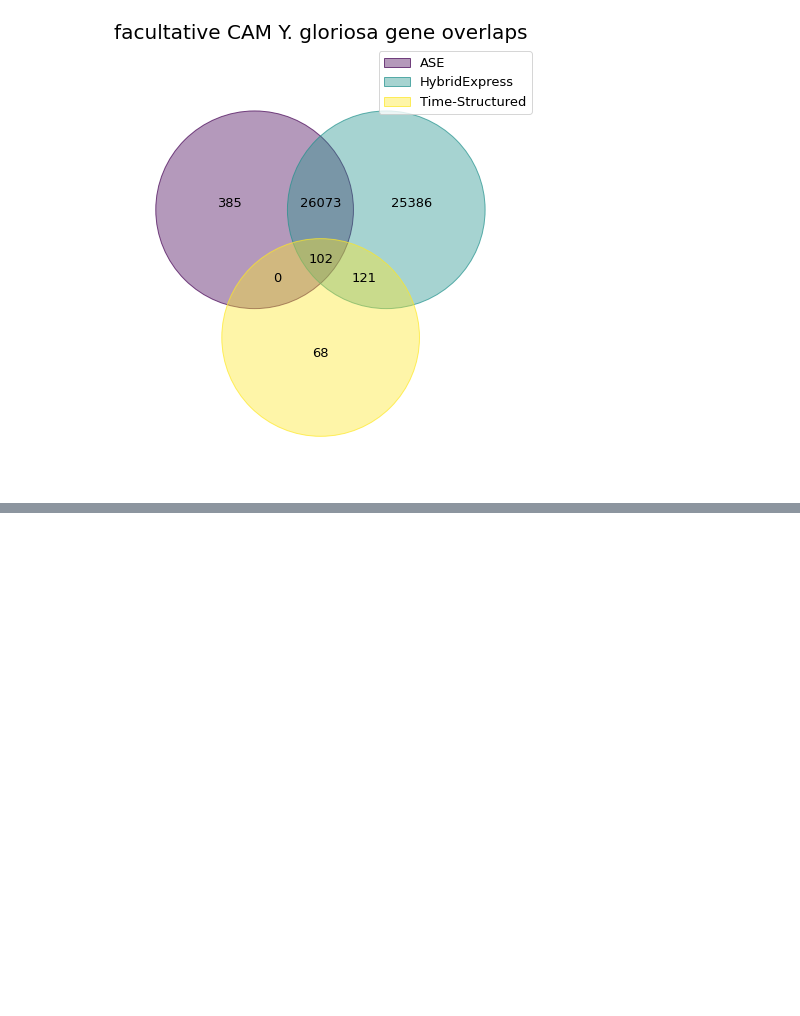
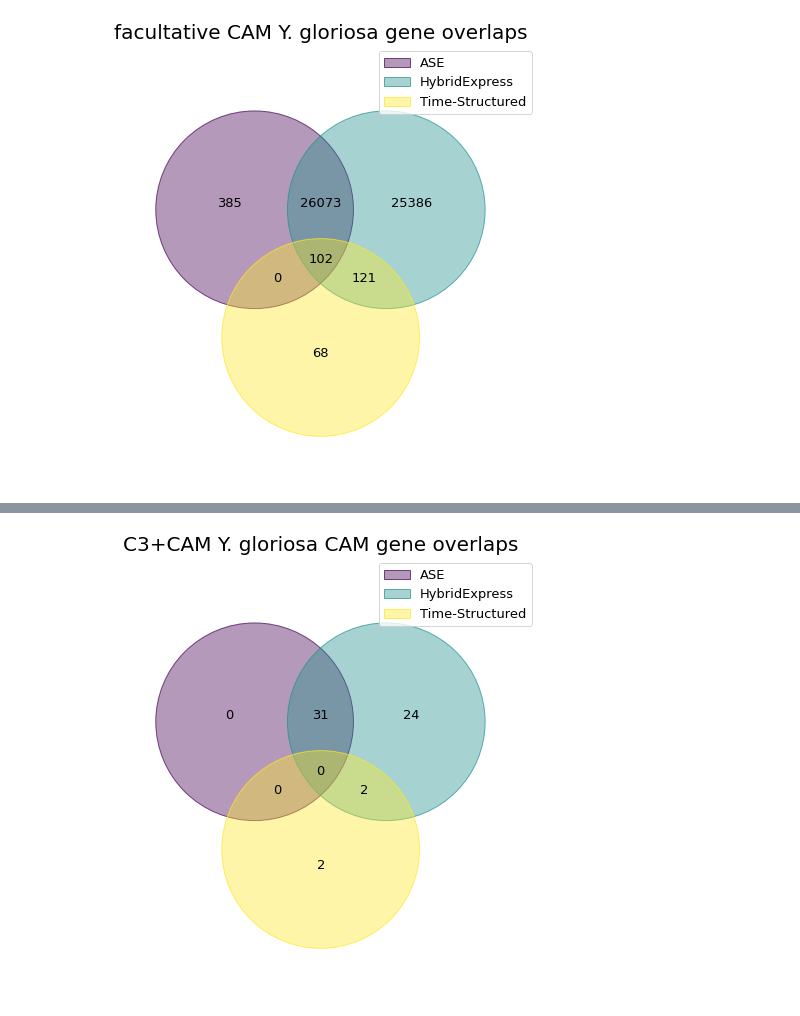
Before and after one commit to achpardo/yucca-genomics, a Jupyter notebook: findint_TS_ASE_HybExp.ipynb, the cells around one changed output, grey strips where cells are left out. Saved outputs shown, nothing was run; the diff lists cells and outputs as text; code cells hidden in the pictures; blank space fills up the shorter version.

```diff
--- a/findint_TS_ASE_HybExp.ipynb
+++ b/findint_TS_ASE_HybExp.ipynb
@@ -191,0 +295,4 @@ phys_plot_venn("facultative_CAM","./ASE_HE_maSigPro_venns")
+# %%
+phys_cam_venn("C3+CAM")
+# %% [output]
+[figure, added]
```
Also changed, not shown: parts of 16 cells of this notebook.
